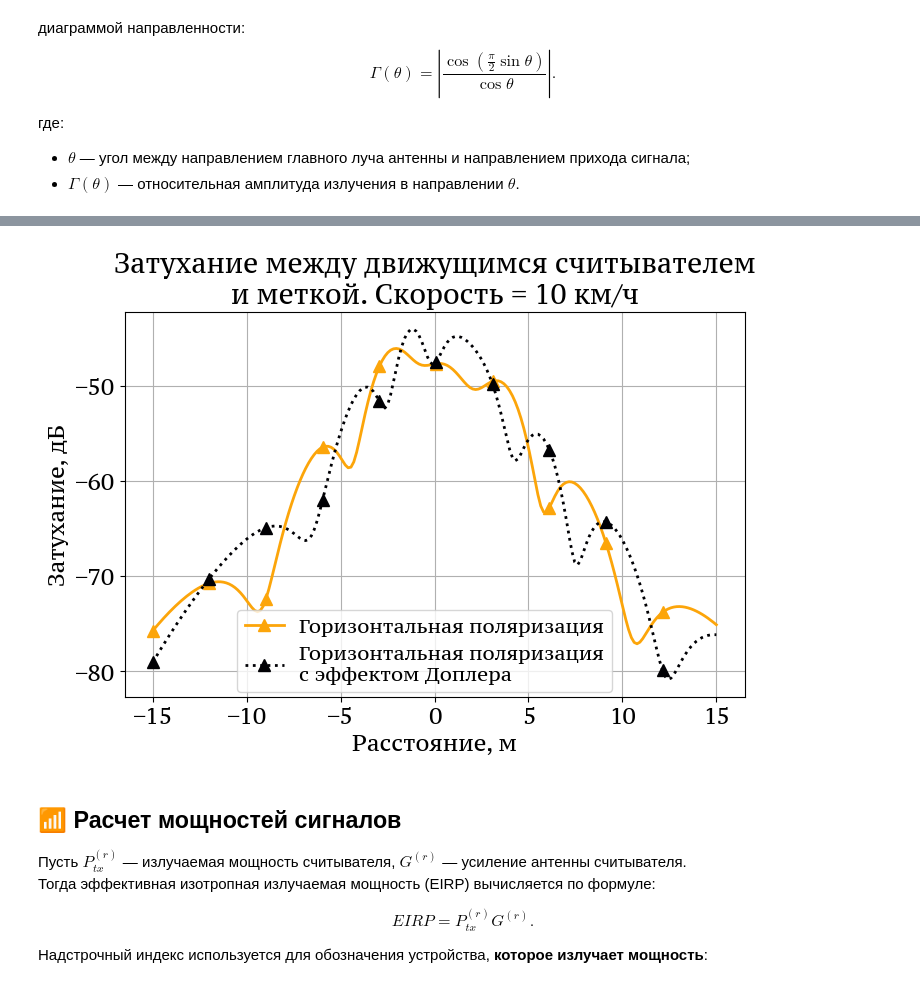
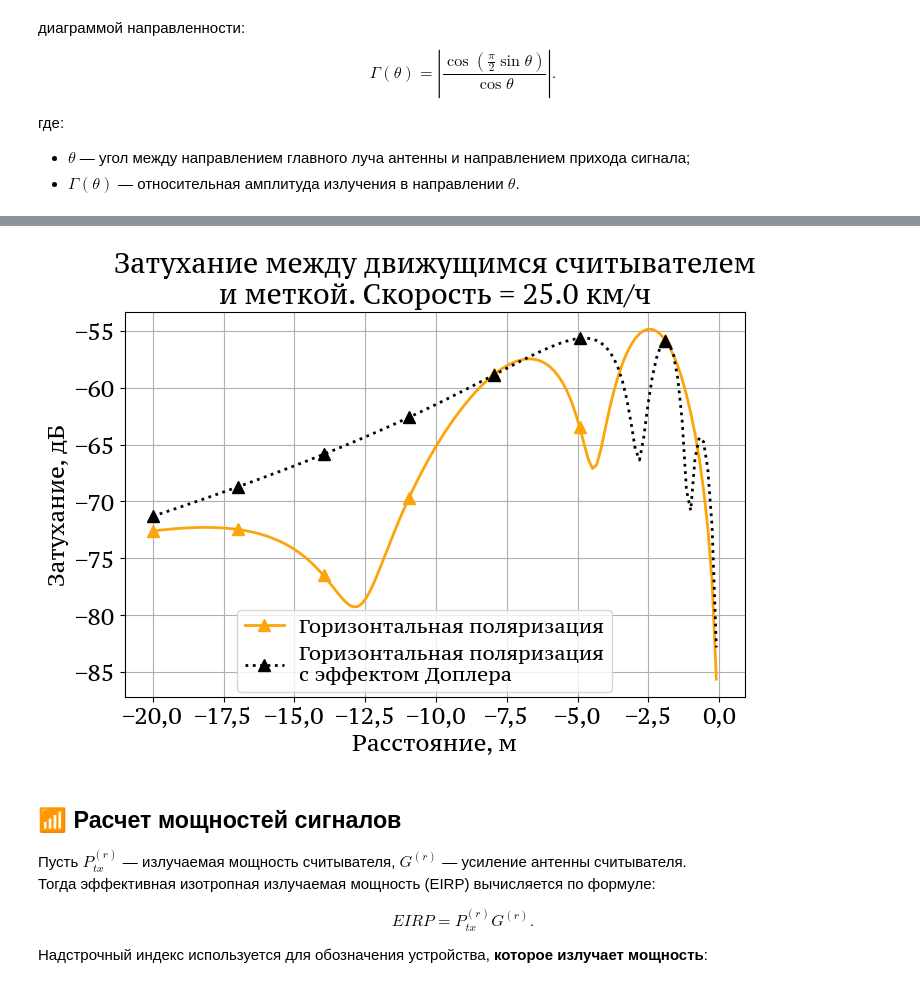
Before and after one commit to VilmenAbramian/simulation, a Jupyter notebook: pysim/experiments/notebooks/channel.ipynb, the cells around one changed output, grey strips where cells are left out. Cells and saved outputs as stored; diff of their text form; code cells hidden in the pictures.

```diff
--- a/pysim/experiments/notebooks/channel.ipynb
+++ b/pysim/experiments/notebooks/channel.ipynb
@@ -53,9 +53,9 @@ WAVELEN = SPEED_OF_LIGHT / FREQUENCY
 THERMAL_NOISE = inner_params.energy_params.thermal_noise          # dBm
 DIMENSION_OF_SPACE = inner_params.geometry_params.dimension_of_space
 
-MINIMUM_DISTANCE = -15  # Минимальное расстояние по земле, на котором будет рассматриваться система, м
-MAXIMUM_DISTANCE = 15   # Максимальное расстояние по земле, на котором будет рассматриваться система, м
-D_SHIFT = 5             # Вычитаемое из переменных DISTANCE, чтобы получить более короткий отрезок, м
+MINIMUM_DISTANCE = -20  # Минимальное расстояние по земле, на котором будет рассматриваться система, м
+MAXIMUM_DISTANCE = 10   # Максимальное расстояние по земле, на котором будет рассматриваться система, м
+D_SHIFT = 0             # Вычитаемое из переменных DISTANCE, чтобы получить более короткий отрезок, м
 GRID_STEP = inner_params.geometry_params.grid_step  # Шаг, с которым строятся графики
 
 # Эффект Доплера ----------------------------
@@ -78,13 +78,17 @@ RADIATION_PATTERN = channel.rp_dipole
 ### 📶 Параметры RFID считывателя
 # %%
 DEFAULT_SPEED = default_params.speed # Километры в час
-READER_POS = np.array((default_params.reader_offset, 0, default_params.altitude)) # Координаты (x, y, z)
-READER_ANTENNA_DIRECTION = inner_params.geometry_params.reader_antenna_direction
+# READER_POS = np.array((default_params.reader_offset, 0, default_params.altitude)) # Координаты (x, y, z)
+
+READER_POS = np.array([0, 0, 5])
+READER_ANGLE = np.pi / 4
+READER_ANTENNA_DIRECTION = np.array((np.sin(READER_ANGLE), 0, -np.cos(READER_ANGLE)))
+
 READER_POLARIZATION = inner_params.channel_params.reader_default_polarization
 READER_GAIN = inner_params.energy_params.reader_antenna_gain       # dBi
 READER_CABLE_LOSS = inner_params.energy_params.reader_cable_loss   # dB
 READER_NOISE = inner_params.energy_params.reader_noise             # dBm
-READER_TX_POWER = default_params.power_dbm                         # dBm
+READER_TX_POWER = 31.5                         # dBm
 READER_SENSITIVITY = inner_params.energy_params.reader_sensitivity # dBm
 
 # Протокол-----------------------------
@@ -94,8 +98,10 @@ TRCAL_MUL = inner_params.reader_params.trcal_rtcal_mul
 # %% [markdown]
 ### 🏷️ Параметры RFID метки
 # %%
-TAG_POS = np.array((default_params.tag_offset, 0, inner_params.tag_params.tag_altitude)) # Координаты (x, y, z)
-TAG_ANTENNA_DIRECTION = inner_params.geometry_params.tag_antenna_direction
+# TAG_POS = np.array((default_params.tag_offset, 0, inner_params.tag_params.tag_altitude)) # Координаты (x, y, z)
+TAG_POS = np.array([0, 0, 0.5])
+# TAG_ANTENNA_DIRECTION = inner_params.geometry_params.tag_antenna_direction
+TAG_ANTENNA_DIRECTION = np.array([0, 1, 0])
 TAG_POLARIZATION = inner_params.channel_params.reader_default_polarization # inner_params.channel_params.tag_default_polarization
-TAG_SENSITIVITY = -24 # inner_params.energy_params.tag_sensitivity           # dBm
+TAG_SENSITIVITY = -18 # inner_params.energy_params.tag_sensitivity           # dBm
 TAG_GAIN = inner_params.energy_params.tag_antenna_gain                 # dBi
@@ -334,40 +235,40 @@ def plot_pathloss_with_doppler(
 ) -> None:
     """
     Построение графика затухания с учётом эффекта Доплера.
 
     Args:
         speed: скорость считывателя (км/ч)
         t: время (сек)
         image_name: имя файла (без расширения)
         save_fig: сохранить ли изображение
     """
     # Получение результатов
-    ox_axis = np.linspace(MINIMUM_DISTANCE, MAXIMUM_DISTANCE, GRID_STEP)  # Расстояние, м
-    pass_loss_hor = [get_pathloss(x, HORIZONTAL_POLARIZATION) for x in ox_axis]
+    oy_axis = np.linspace(MINIMUM_DISTANCE, MAXIMUM_DISTANCE, GRID_STEP)  # Расстояние, м
+    pass_loss_hor = [get_pathloss([TAG_POS[0], y, TAG_POS[2]], reader_pos = READER_POS, tx_antenna_dir = READER_ANTENNA_DIRECTION, rx_antenna_dir = TAG_ANTENNA_DIRECTION, pol=HORIZONTAL_POLARIZATION) for y in oy_axis]
     pass_loss_hor_speed = [
         get_pathloss(
-            x, HORIZONTAL_POLARIZATION, speed=speed, t=t
-        ) for x in ox_axis
+            [TAG_POS[0], y, TAG_POS[2]], reader_pos = READER_POS, tx_antenna_dir = READER_ANTENNA_DIRECTION, rx_antenna_dir = TAG_ANTENNA_DIRECTION, pol=HORIZONTAL_POLARIZATION, speed=speed, t=t
+        ) for y in oy_axis
     ]
 
     # Оформление графиков
     fig, ax = plt.subplots(figsize=GraphConsts.FIGSIZE, nrows=1, ncols=1)
     ax.set_title(f'Затухание между движущимся считывателем\nи меткой. Скорость = {speed} км/ч')
     ax.set_xlabel("Расстояние, м")
     ax.set_ylabel("Затухание, дБ")
-    ax.plot(ox_axis, pass_loss_hor, **PARAMS_HOR)
-    ax.plot(ox_axis, pass_loss_hor_speed, **PARAMS_HOR_SPEED)
+    ax.plot(oy_axis, pass_loss_hor, **PARAMS_HOR)
+    ax.plot(oy_axis, pass_loss_hor_speed, **PARAMS_HOR_SPEED)
     fig.legend(loc='lower center', bbox_to_anchor=(0.5, 0.1))
     ax.grid()
 
     if save_fig:
         savefig(name=image_name, directory=DIRECTORY)
 
 
 # Вызов функции
 plot_pathloss_with_doppler(speed=DEFAULT_SPEED, t=1.0, save_fig=SAVE_FIG)
 # %% [output]
-[figure, old version]
+[figure, new version]
 # %% [markdown]
 ## 📶 Расчет мощностей сигналов
 Пусть $P_{tx}^{(r)}$ — излучаемая мощность считывателя, $G^{(r)}$ — усиление антенны считывателя.
```
Also changed, not shown: parts of 9 cells of this notebook, 23 other files.
